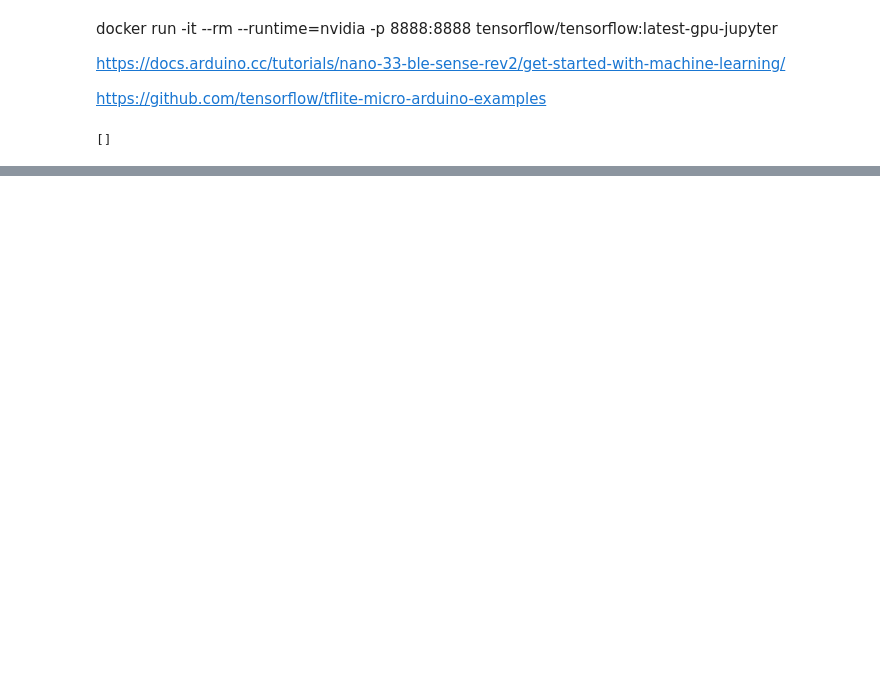
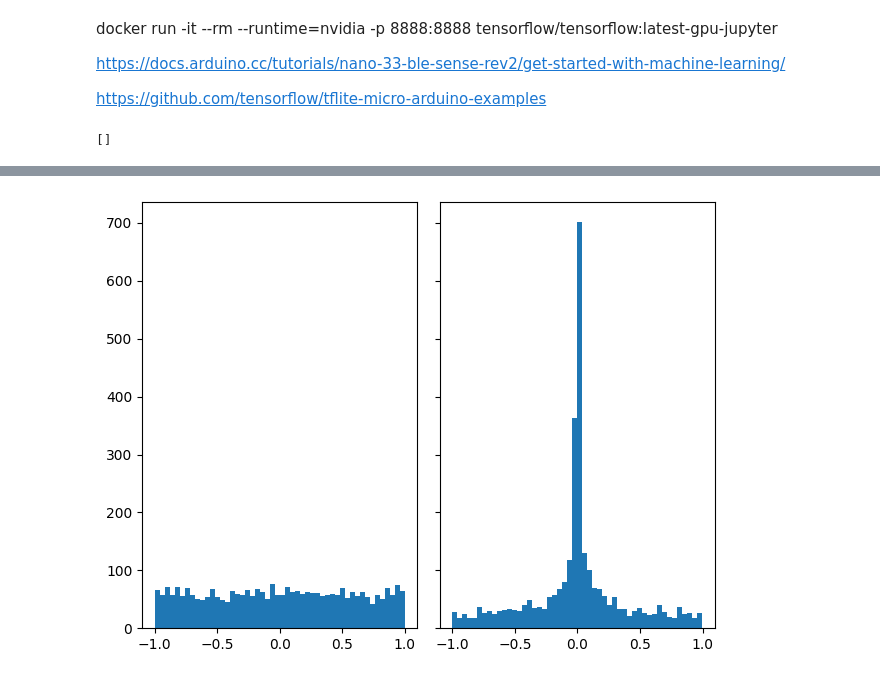
Before and after one commit to th-nuernberg/spicenet, a Jupyter notebook: code/embedded/embedded.ipynb, the cells around one changed output, grey strips where cells are left out. Saved outputs shown, nothing was run; the diff lists cells and outputs as text; code cells hidden in the pictures; blank space fills up the shorter version.

```diff
--- a/code/embedded/embedded.ipynb
+++ b/code/embedded/embedded.ipynb
@@ -11,3 +15,6 @@ import tensorflow as tf
 print(tf.config.list_physical_devices('GPU'))
 # %% [output]
 []
+# %%
+df = pd.read_csv('test_data.csv')
+df
@@ -13,0 +35,12 @@ print(tf.config.list_physical_devices('GPU'))
+# %%
+n_bins = 50
+
+_, axs = plt.subplots(1, 2, sharey=True, tight_layout=True)
+
+# We can set the number of bins with the *bins* keyword argument.
+axs[0].hist(df['init'], bins=n_bins)
+axs[1].hist(df['result'], bins=n_bins)
+
+plt.show()
+# %% [output]
+[figure, added]
```
Also changed, not shown: parts of 10 cells of this notebook, 3 other files.
